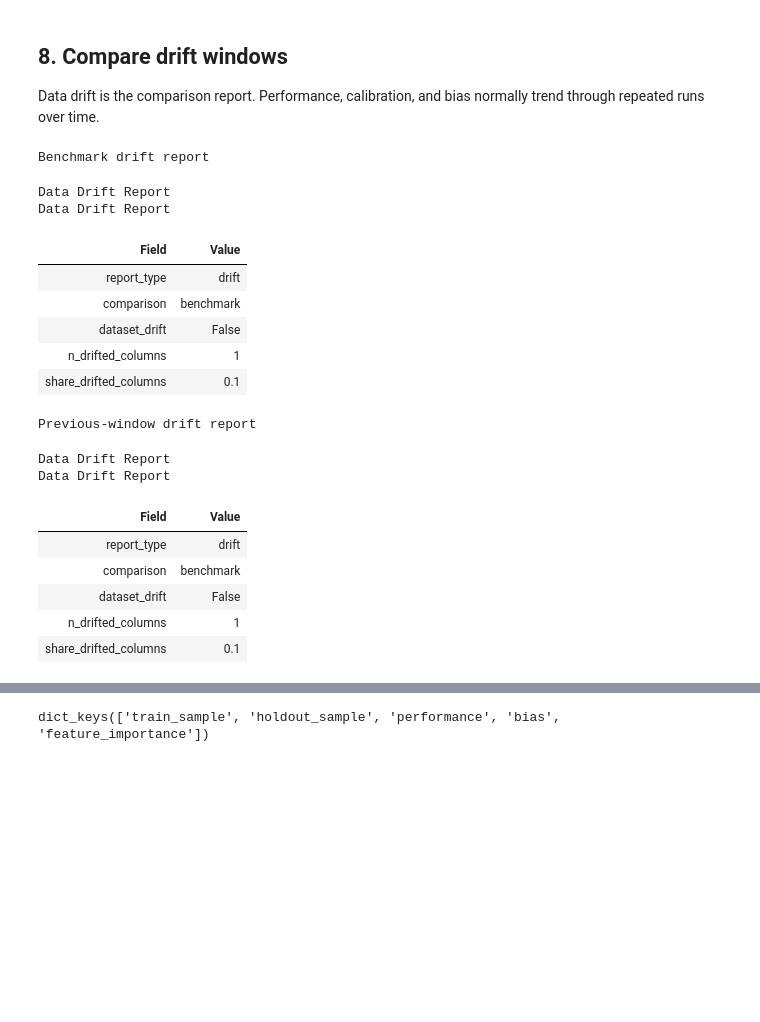
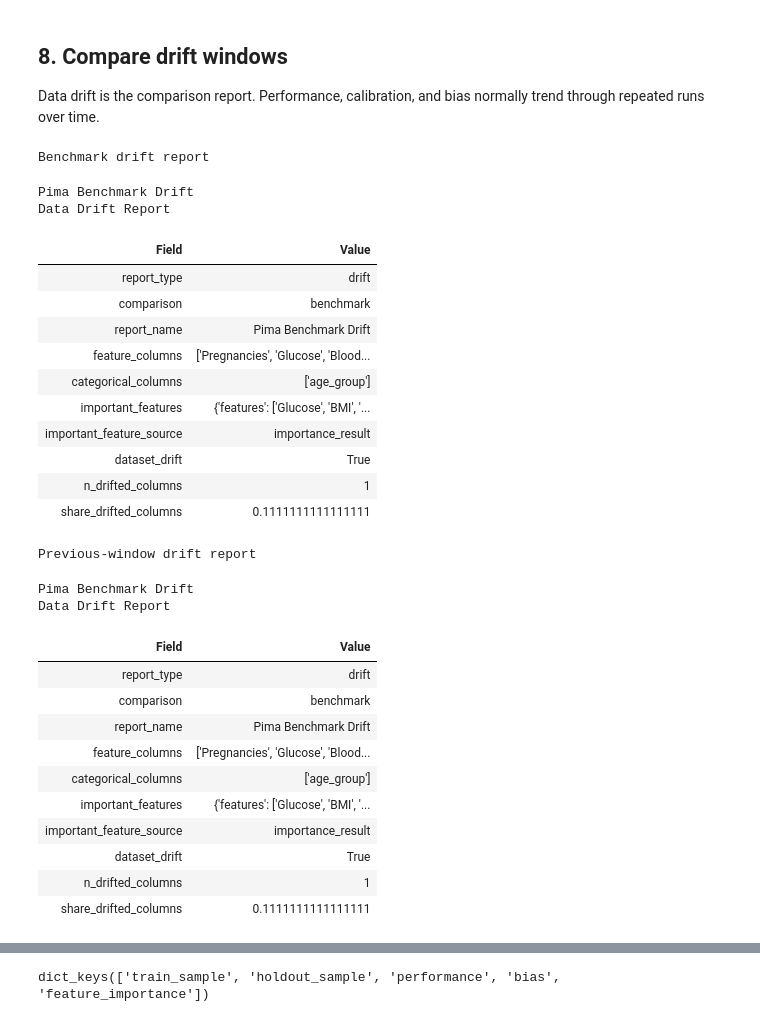
Before and after one commit to rmenziejr/lumos-ai, a Jupyter notebook: examples/notebooks/pima_diabetes_walkthrough.ipynb, the cells around one changed output, grey strips where cells are left out. Saved outputs shown, nothing was run; the diff lists cells and outputs as text; code cells hidden in the pictures; blank space fills up the shorter version.

Commit message:
Update Pima notebook monitoring examples

```diff
--- a/examples/notebooks/pima_diabetes_walkthrough.ipynb
+++ b/examples/notebooks/pima_diabetes_walkthrough.ipynb
@@ -376,44 +382,61 @@ benchmark_drift = drift_report(
     reference=train_frame,
     current=current_scored,
     temporal_features=["encounter_date"],
     feature_columns=report_features,
     categorical_columns=categorical_columns,
     comparison="benchmark",
     report_name="Pima Benchmark Drift",
+    importance_result=importance,
     experiment_name=EXPERIMENT_NAME,
 )
 
 previous_window_drift = drift_report(
     reference=previous_scored,
     current=current_scored,
     temporal_features=["encounter_date"],
     feature_columns=report_features,
     categorical_columns=categorical_columns,
     comparison="previous_window",
     report_name="Pima Previous Window Drift",
+    importance_result=importance,
     experiment_name=EXPERIMENT_NAME,
 )
 
-pd.Series(benchmark_drift.metrics).sort_index().head(12)
+important_drift_metrics = {
+    key: value
+    for key, value in benchmark_drift.metrics.items()
+    if "important_feature" in key
+}
+pd.Series(important_drift_metrics).sort_index().head(12)
 
 display_html_artifact(benchmark_drift, "Benchmark drift report")
 display_html_artifact(previous_window_drift, "Previous-window drift report")
 # %% [output]
 Benchmark drift report
+Pima Benchmark Drift
 Data Drift Report
-Data Drift Report
 | Field | Value |
 | report_type | drift |
 | comparison | benchmark |
-| dataset_drift | False |
+| report_name | Pima Benchmark Drift |
+| feature_columns | ['Pregnancies', 'Glucose', 'Blood... |
+| categorical_columns | ['age_group'] |
+| important_features | {'features': ['Glucose', 'BMI', '... |
+| important_feature_source | importance_result |
+| dataset_drift | True |
 | n_drifted_columns | 1 |
-| share_drifted_columns | 0.1 |
+| share_drifted_columns | 0.1111111111111111 |
 Previous-window drift report
+Pima Benchmark Drift
 Data Drift Report
-Data Drift Report
 | Field | Value |
 | report_type | drift |
 | comparison | benchmark |
-| dataset_drift | False |
+| report_name | Pima Benchmark Drift |
+| feature_columns | ['Pregnancies', 'Glucose', 'Blood... |
+| categorical_columns | ['age_group'] |
+| important_features | {'features': ['Glucose', 'BMI', '... |
+| important_feature_source | importance_result |
+| dataset_drift | True |
 | n_drifted_columns | 1 |
-| share_drifted_columns | 0.1 |
+| share_drifted_columns | 0.1111111111111111 |
```
Also changed, not shown: parts of 5 cells of this notebook, 1 other file.
